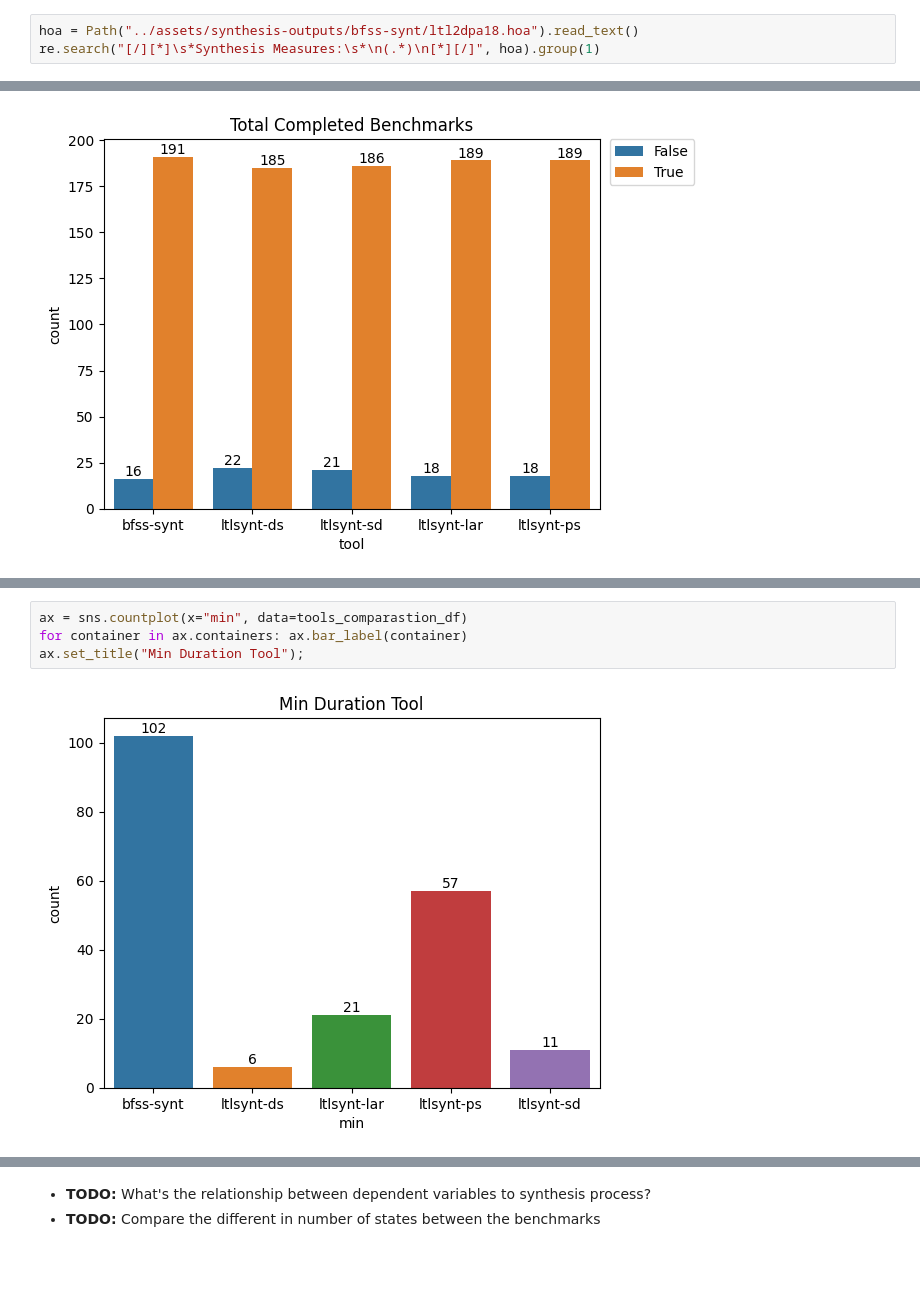
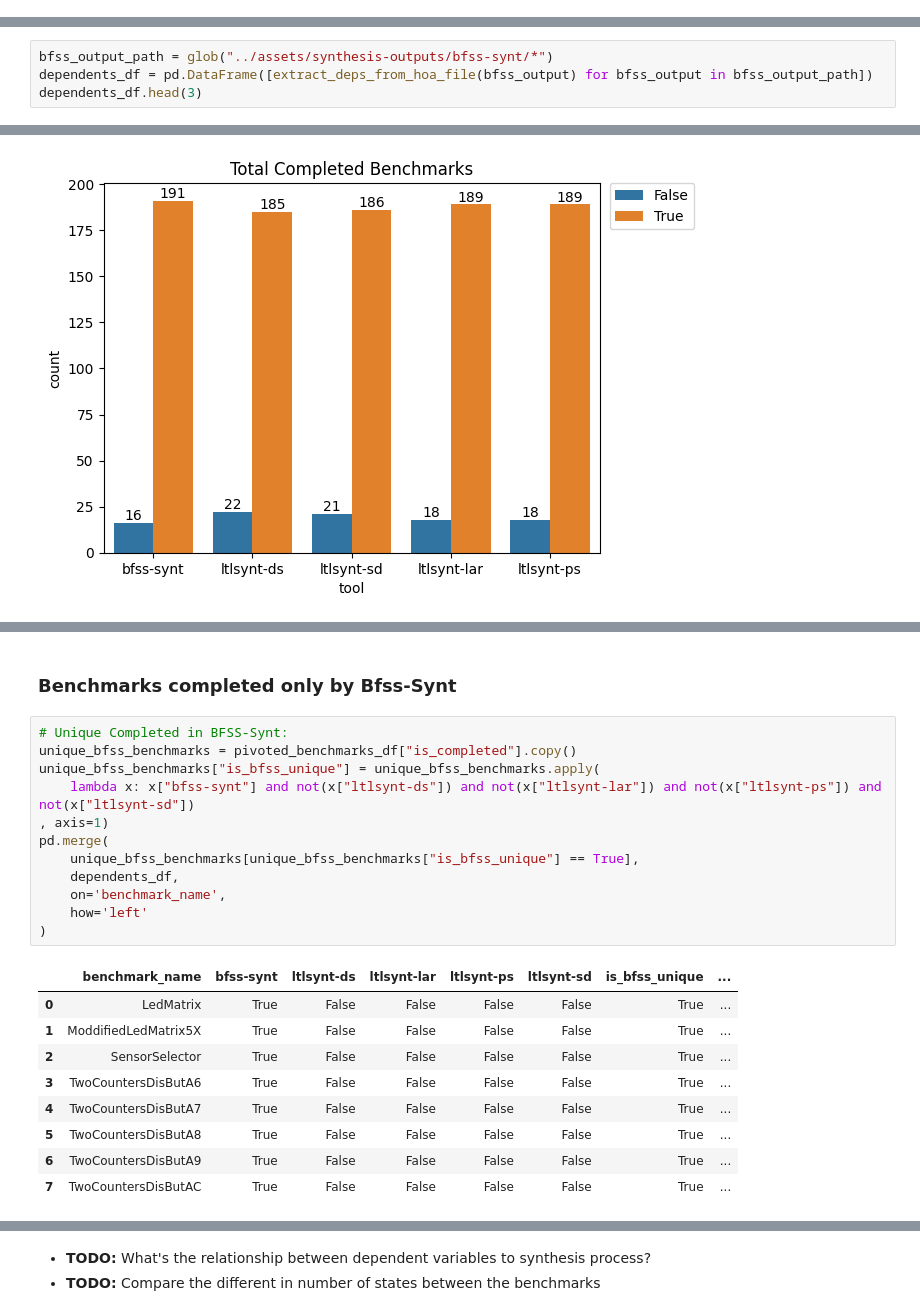
Before and after one commit to eliyaoo32/reactive-synthesis-bfss, a Jupyter notebook: notebooks/synthesis_experiements.ipynb, the cells around one changed output, grey strips where cells are left out. Saved outputs shown, nothing was run; the diff lists cells and outputs as text; blank space fills up the shorter version.

```diff
--- a/notebooks/synthesis_experiements.ipynb
+++ b/notebooks/synthesis_experiements.ipynb
@@ -94,3 +85,0 @@ find_deps_df.loc[find_deps_df["is_completed"] == False, "total_duration"] = None
-# %%
-hoa = Path("../assets/synthesis-outputs/bfss-synt/ltl2dpa18.hoa").read_text()
-re.search("[/][*]\s*Synthesis Measures:\s*\n(.*)\n[*][/]", hoa).group(1)
@@ -98,0 +115,4 @@ re.search("[/][*]\s*Synthesis Measures:\s*\n(.*)\n[*][/]", hoa).group(1)
+# %%
+bfss_output_path = glob("../assets/synthesis-outputs/bfss-synt/*")
+dependents_df = pd.DataFrame([extract_deps_from_hoa_file(bfss_output) for bfss_output in bfss_output_path])
+dependents_df.head(3)
@@ -184,6 +249,24 @@ ax.set_title("Max Duration Tool");
-# %%
-ax = sns.countplot(x="min", data=tools_comparastion_df)
-for container in ax.containers: ax.bar_label(container)
-ax.set_title("Min Duration Tool");
-# %% [output]
-[figure, removed]
+# %% [markdown]
+### Benchmarks completed only by Bfss-Synt
+# %%
+# Unique Completed in BFSS-Synt:
+unique_bfss_benchmarks = pivoted_benchmarks_df["is_completed"].copy()
+unique_bfss_benchmarks["is_bfss_unique"] = unique_bfss_benchmarks.apply(
+    lambda x: x["bfss-synt"] and not(x["ltlsynt-ds"]) and not(x["ltlsynt-lar"]) and not(x["ltlsynt-ps"]) and not(x["ltlsynt-sd"])
+, axis=1)
+pd.merge(
+    unique_bfss_benchmarks[unique_bfss_benchmarks["is_bfss_unique"] == True],
+    dependents_df,
+    on='benchmark_name',
+    how='left'
+)
+# %% [output]
+|  | benchmark_name | bfss-synt | ltlsynt-ds | ltlsynt-lar | ltlsynt-ps | ltlsynt-sd | is_bfss_unique | ... |
+| 0 | LedMatrix | True | False | False | False | False | True | ... |
+| 1 | ModdifiedLedMatrix5X | True | False | False | False | False | True | ... |
+| 2 | SensorSelector | True | False | False | False | False | True | ... |
+| 3 | TwoCountersDisButA6 | True | False | False | False | False | True | ... |
+| 4 | TwoCountersDisButA7 | True | False | False | False | False | True | ... |
+| 5 | TwoCountersDisButA8 | True | False | False | False | False | True | ... |
+| 6 | TwoCountersDisButA9 | True | False | False | False | False | True | ... |
+| 7 | TwoCountersDisButAC | True | False | False | False | False | True | ... |
```
Also changed, not shown: parts of 20 cells of this notebook.
